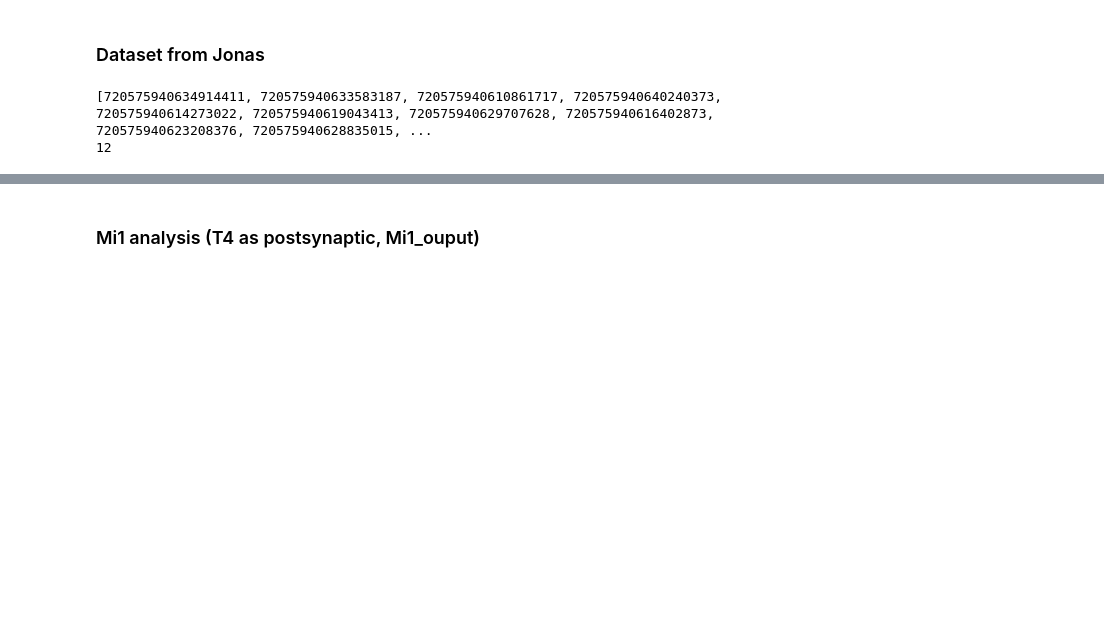
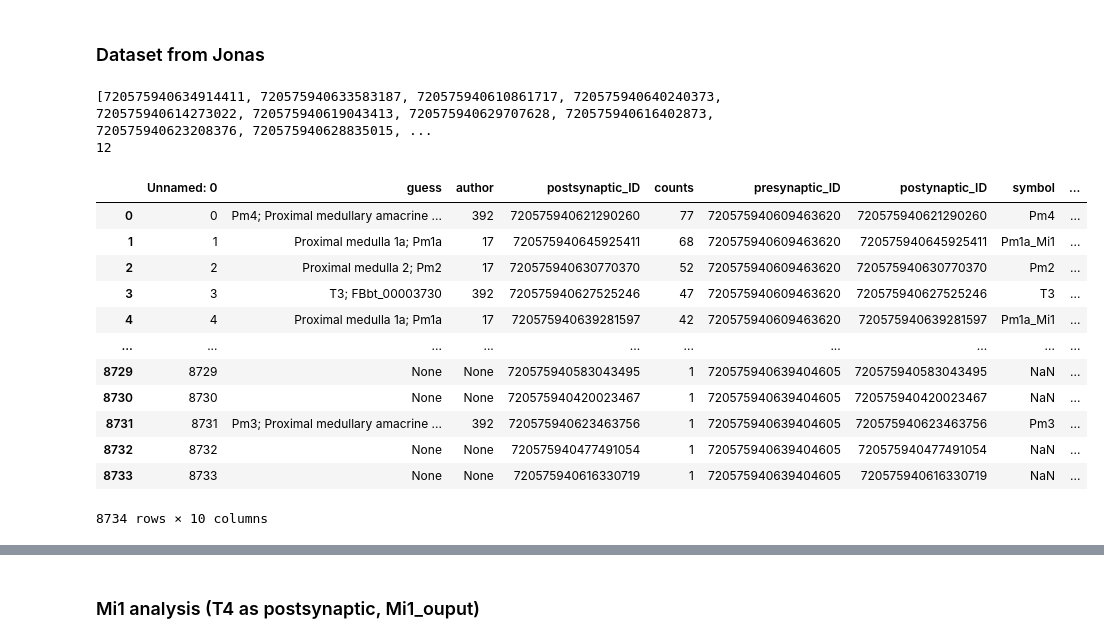
Before and after one commit to mariaioan/T4-connectome-analysis, a Jupyter notebook: proofreading-tables/maria_data_analysis.ipynb, the cells around one changed output, grey strips where cells are left out. Drawn from its saved outputs; the diff is of its cells as text; code cells hidden in the pictures; blank space fills up the shorter version.

```diff
--- a/proofreading-tables/maria_data_analysis.ipynb
+++ b/proofreading-tables/maria_data_analysis.ipynb
@@ -819,0 +822,16 @@ print(len(temp3))
+# %%
+db_Mi1_T4
+# %% [output]
+|  | Unnamed: 0 | guess | author | postsynaptic_ID | counts | presynaptic_ID | postynaptic_ID | symbol | ... |
+| 0 | 0 | Pm4; Proximal medullary amacrine ... | 392 | 720575940621290260 | 77 | 720575940609463620 | 720575940621290260 | Pm4 | ... |
+| 1 | 1 | Proximal medulla 1a; Pm1a | 17 | 720575940645925411 | 68 | 720575940609463620 | 720575940645925411 | Pm1a_Mi1 | ... |
+| 2 | 2 | Proximal medulla 2; Pm2 | 17 | 720575940630770370 | 52 | 720575940609463620 | 720575940630770370 | Pm2 | ... |
+| 3 | 3 | T3; FBbt_00003730 | 392 | 720575940627525246 | 47 | 720575940609463620 | 720575940627525246 | T3 | ... |
+| 4 | 4 | Proximal medulla 1a; Pm1a | 17 | 720575940639281597 | 42 | 720575940609463620 | 720575940639281597 | Pm1a_Mi1 | ... |
+| ... | ... | ... | ... | ... | ... | ... | ... | ... | ... |
+| 8729 | 8729 | None | None | 720575940583043495 | 1 | 720575940639404605 | 720575940583043495 | NaN | ... |
+| 8730 | 8730 | None | None | 720575940420023467 | 1 | 720575940639404605 | 720575940420023467 | NaN | ... |
+| 8731 | 8731 | Pm3; Proximal medullary amacrine ... | 392 | 720575940623463756 | 1 | 720575940639404605 | 720575940623463756 | Pm3 | ... |
+| 8732 | 8732 | None | None | 720575940477491054 | 1 | 720575940639404605 | 720575940477491054 | NaN | ... |
+| 8733 | 8733 | None | None | 720575940616330719 | 1 | 720575940639404605 | 720575940616330719 | NaN | ... |
+8734 rows × 10 columns
```
Also changed, not shown: parts of 14 cells of this notebook.
